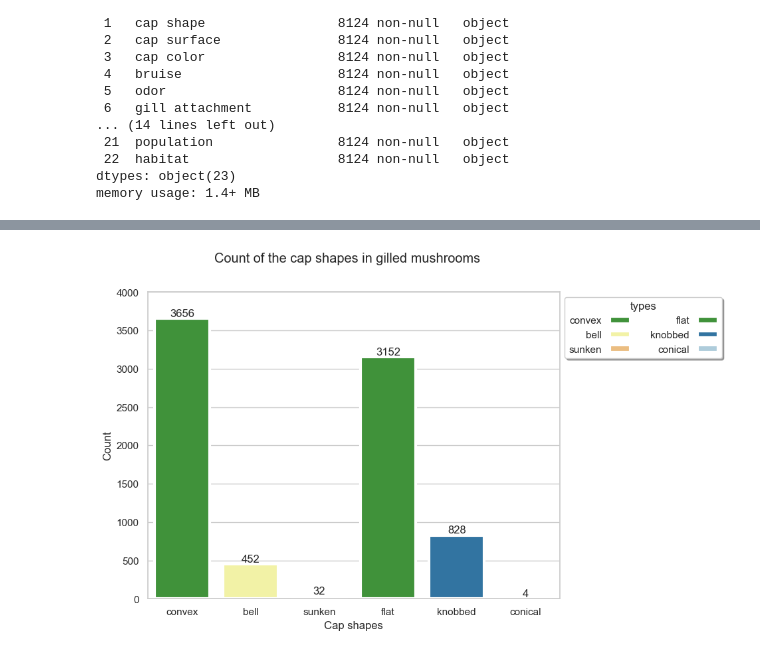
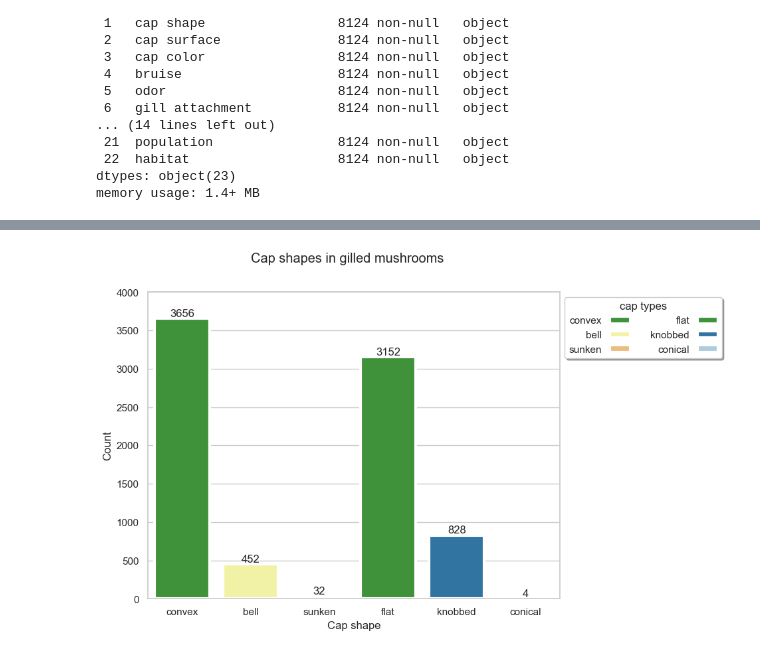
Before and after one commit to alecfei/gilled-mushrooms, a Jupyter notebook: mushroom.ipynb, the cells around one changed output, grey strips where cells are left out. Drawn from its saved outputs; the diff is of its cells as text; code cells hidden in the pictures.

Commit message:
visualisation using seaborn and matplotlib

```diff
--- a/mushroom.ipynb
+++ b/mushroom.ipynb
@@ -218,23 +218,23 @@ plt.show()
 # %%
 fig, axes = plt.subplots(figsize = (8, 6))
-fig.suptitle("Count of the cap shapes in gilled mushrooms")
+fig.suptitle("Cap shapes in gilled mushrooms")
 sns.set_theme(style = "whitegrid")
 ranks = mushroom["cap shape"].sort_values().index
 palette = sns.color_palette("Paired", len(ranks))
 sns.countplot(ax = axes, data = mushroom, x = "cap shape",
               linewidth = 3, hue = "cap shape",
               palette = np.array(palette)[ranks], dodge = False)
-axes.set_xlabel("Cap shapes")
+axes.set_xlabel("Cap shape")
 axes.set_ylabel("Count")
-plt.legend(title = "types",
+plt.legend(title = "cap types",
            bbox_to_anchor = (1, 1),
            frameon = True,
            ncol = 2,
            markerfirst = False,
            shadow = True)
 for container in axes.containers:
     axes.bar_label(container)
 plt.ylim(0, 4000)
 plt.show()
 # %% [output]
-[figure, old version]
+[figure, new version]
```
Also changed, not shown: parts of 9 cells of this notebook, 1 other file.
